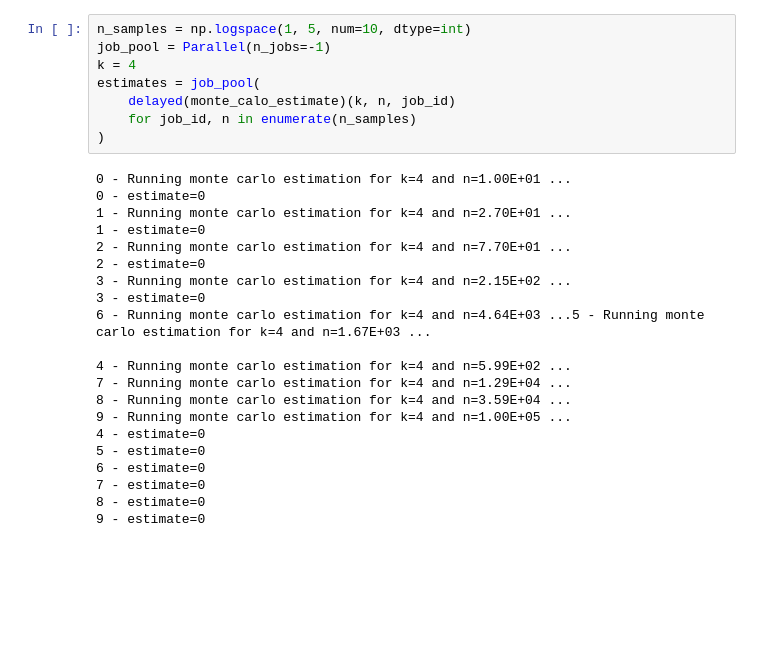
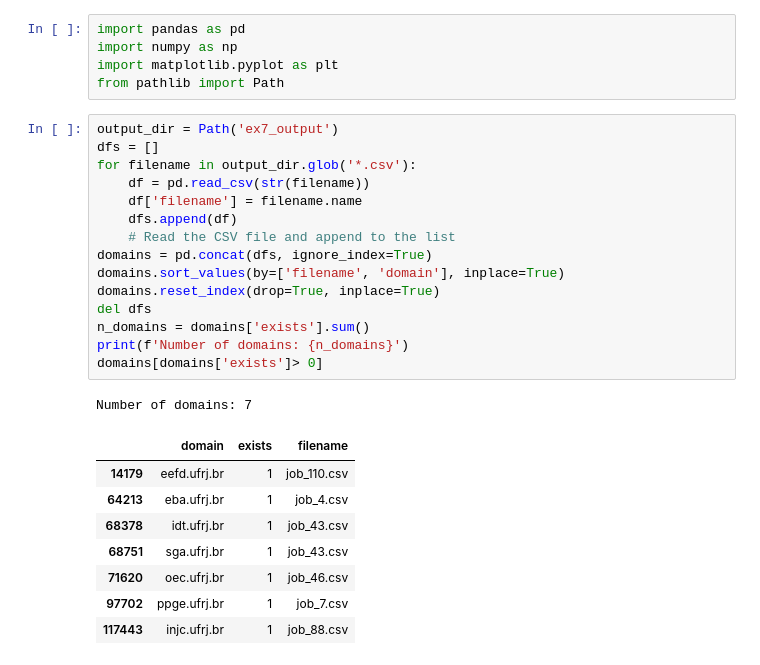
Before and after one commit to lucasbanunes/CPS767-monte-carlo-algorithms, a Jupyter notebook: list2/ex7.ipynb, the cells around one changed output. Cells and saved outputs as stored; diff of their text form; blank space fills up the shorter version.

```diff
--- a/list2/ex7.ipynb
+++ b/list2/ex7.ipynb
@@ -76,29 +1,30 @@ def monte_calo_estimate(k: int, n: int, job_id: int) -> int:
-# %%
-n_samples = np.logspace(1, 5, num=10, dtype=int)
-job_pool = Parallel(n_jobs=-1)
-k = 4
-estimates = job_pool(
-    delayed(monte_calo_estimate)(k, n, job_id)
-    for job_id, n in enumerate(n_samples)
-)
-# %% [output]
-0 - Running monte carlo estimation for k=4 and n=1.00E+01 ...
-0 - estimate=0
-1 - Running monte carlo estimation for k=4 and n=2.70E+01 ...
-1 - estimate=0
-2 - Running monte carlo estimation for k=4 and n=7.70E+01 ...
-2 - estimate=0
-3 - Running monte carlo estimation for k=4 and n=2.15E+02 ...
-3 - estimate=0
-6 - Running monte carlo estimation for k=4 and n=4.64E+03 ...5 - Running monte carlo estimation for k=4 and n=1.67E+03 ...
-
-4 - Running monte carlo estimation for k=4 and n=5.99E+02 ...
-7 - Running monte carlo estimation for k=4 and n=1.29E+04 ...
-8 - Running monte carlo estimation for k=4 and n=3.59E+04 ...
-9 - Running monte carlo estimation for k=4 and n=1.00E+05 ...
-4 - estimate=0
-5 - estimate=0
-6 - estimate=0
-7 - estimate=0
-8 - estimate=0
-9 - estimate=0
+# %%
+import pandas as pd
+import numpy as np
+import matplotlib.pyplot as plt
+from pathlib import Path
+# %%
+output_dir = Path('ex7_output')
+dfs = []
+for filename in output_dir.glob('*.csv'):
+    df = pd.read_csv(str(filename))
+    df['filename'] = filename.name
+    dfs.append(df)
+    # Read the CSV file and append to the list
+domains = pd.concat(dfs, ignore_index=True)
+domains.sort_values(by=['filename', 'domain'], inplace=True)
+domains.reset_index(drop=True, inplace=True)
+del dfs
+n_domains = domains['exists'].sum()
+print(f'Number of domains: {n_domains}')
+domains[domains['exists']> 0]
+# %% [output]
+Number of domains: 7
+|  | domain | exists | filename |
+| 14179 | eefd.ufrj.br | 1 | job_110.csv |
+| 64213 | eba.ufrj.br | 1 | job_4.csv |
+| 68378 | idt.ufrj.br | 1 | job_43.csv |
+| 68751 | sga.ufrj.br | 1 | job_43.csv |
+| 71620 | oec.ufrj.br | 1 | job_46.csv |
+| 97702 | ppge.ufrj.br | 1 | job_7.csv |
+| 117443 | injc.ufrj.br | 1 | job_88.csv |
```
Also changed, not shown: parts of 5 cells of this notebook, 1 other file.
